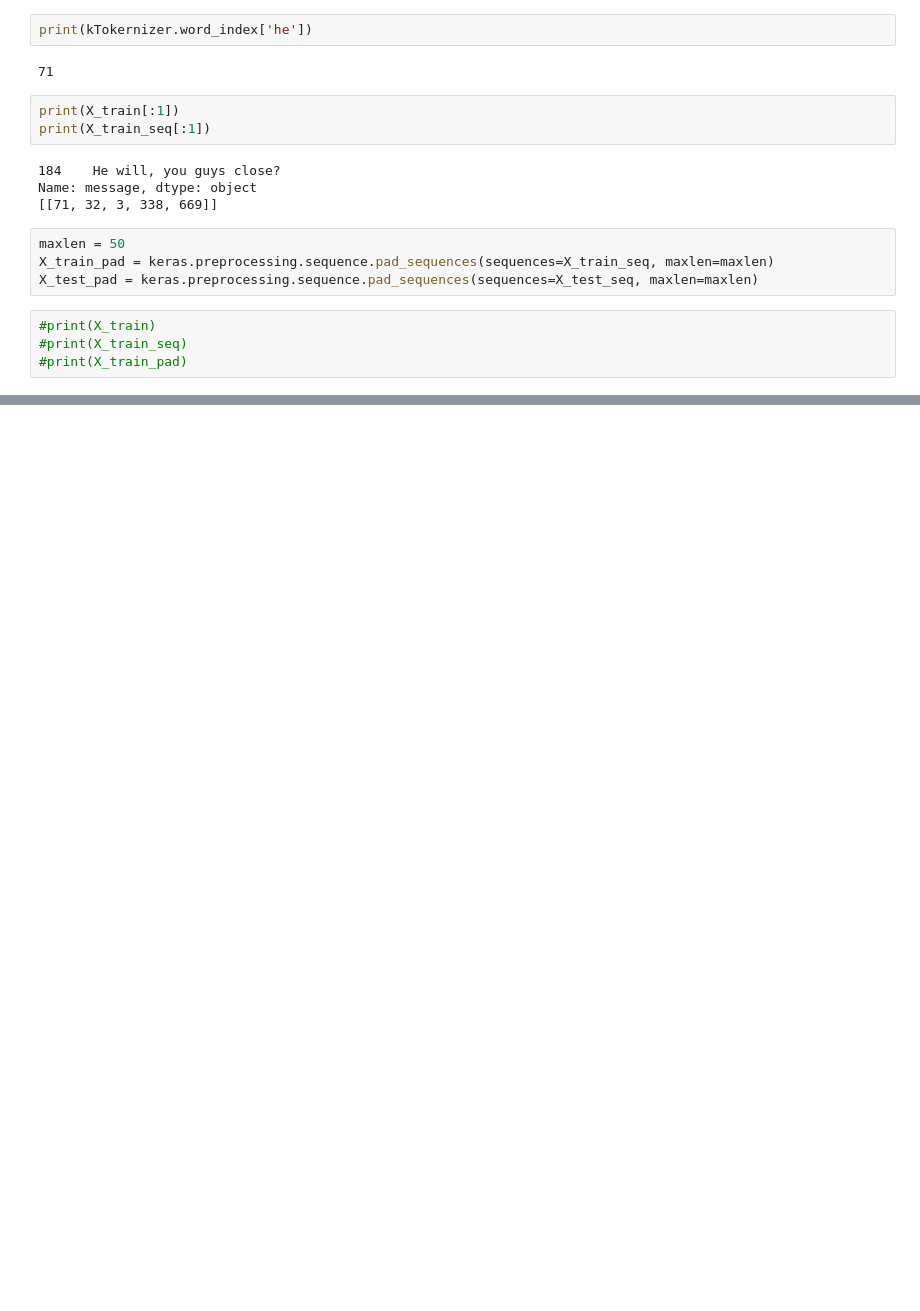
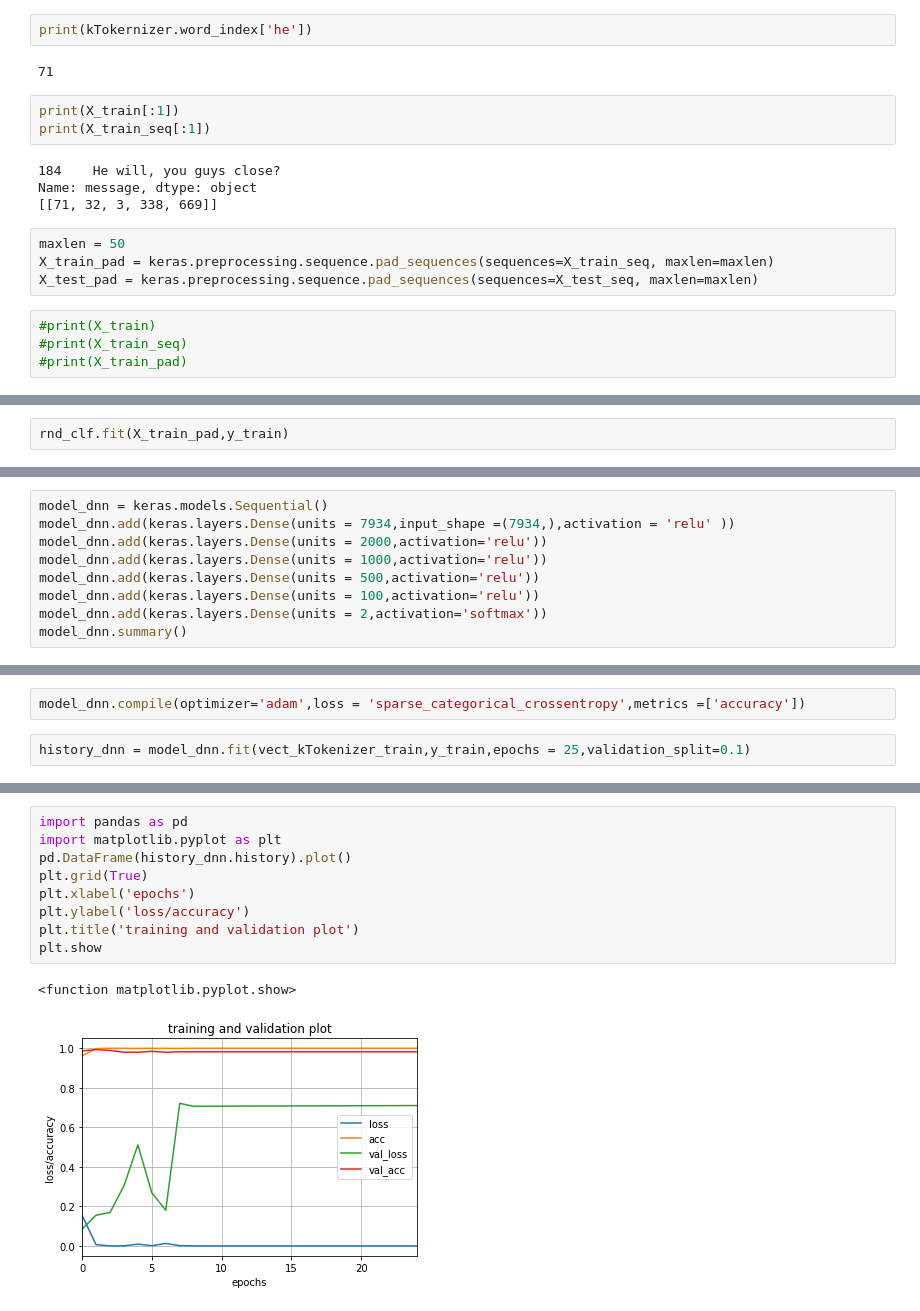
Before and after one commit to Arjun-Arvindakshan/Natural-Language-Processing, a Jupyter notebook: Keras_tokenizer_sms_data.ipynb, the cells around one changed output, grey strips where cells are left out. Cells and saved outputs as stored; diff of their text form; blank space fills up the shorter version.

Commit message:
Modification keras tokenizer

```diff
--- a/Keras_tokenizer_sms_data.ipynb
+++ b/Keras_tokenizer_sms_data.ipynb
@@ -180,0 +167,2 @@ array([[[ 0.  ,  0.03, -0.02, ...,  0.04, -0.04,  0.04],
+# %%
+rnd_clf.fit(X_train_pad,y_train)
@@ -180,0 +200,9 @@ array([[[ 0.  ,  0.03, -0.02, ...,  0.04, -0.04,  0.04],
+# %%
+model_dnn = keras.models.Sequential()
+model_dnn.add(keras.layers.Dense(units = 7934,input_shape =(7934,),activation = 'relu' ))
+model_dnn.add(keras.layers.Dense(units = 2000,activation='relu'))
+model_dnn.add(keras.layers.Dense(units = 1000,activation='relu'))
+model_dnn.add(keras.layers.Dense(units = 500,activation='relu'))
+model_dnn.add(keras.layers.Dense(units = 100,activation='relu'))
+model_dnn.add(keras.layers.Dense(units = 2,activation='softmax'))
+model_dnn.summary()
@@ -180,0 +227,4 @@ array([[[ 0.  ,  0.03, -0.02, ...,  0.04, -0.04,  0.04],
+# %%
+model_dnn.compile(optimizer='adam',loss = 'sparse_categorical_crossentropy',metrics =['accuracy'])
+# %%
+history_dnn = model_dnn.fit(vect_kTokenizer_train,y_train,epochs = 25,validation_split=0.1)
@@ -180,0 +249,12 @@ array([[[ 0.  ,  0.03, -0.02, ...,  0.04, -0.04,  0.04],
+# %%
+import pandas as pd
+import matplotlib.pyplot as plt
+pd.DataFrame(history_dnn.history).plot()
+plt.grid(True)
+plt.xlabel('epochs')
+plt.ylabel('loss/accuracy')
+plt.title('training and validation plot')
+plt.show
+# %% [output]
+<function matplotlib.pyplot.show>
+[figure, added]
```
Also changed, not shown: parts of 42 cells of this notebook.
